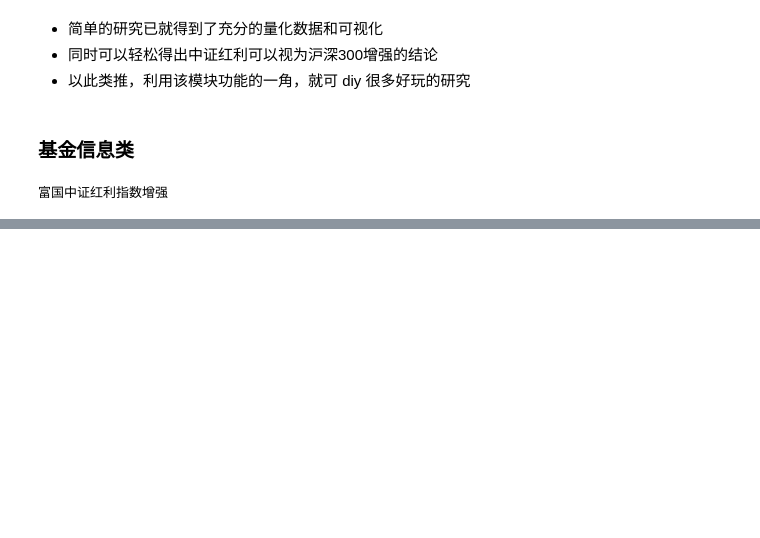
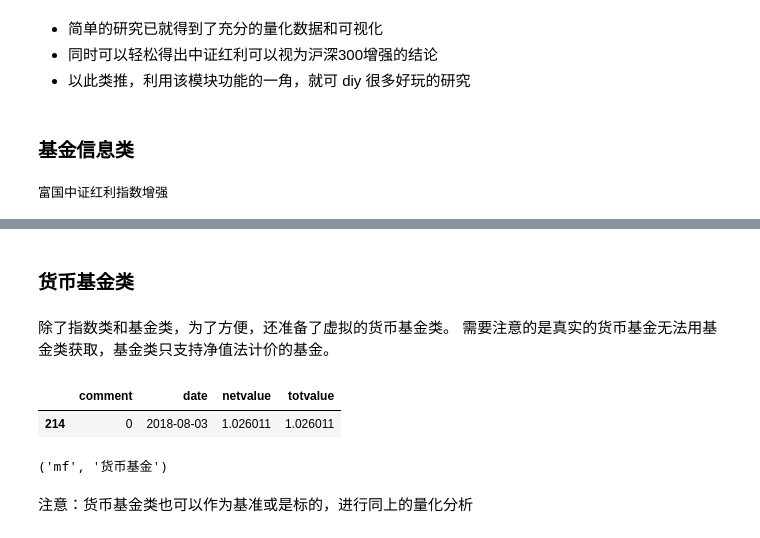
Before and after one commit to refraction-ray/xalpha, a Jupyter notebook: doc/samples/info.ipynb, the cells around one changed output, grey strips where cells are left out. Drawn from its saved outputs; the diff is of its cells as text; code cells hidden in the pictures; blank space fills up the shorter version.

```diff
--- a/doc/samples/doc.ipynb
+++ b/doc/samples/info.ipynb
@@ -87,0 +128,20 @@ fgzzhl
+# %% [markdown]
+### 货币基金类
+# %% [markdown]
+除了指数类和基金类，为了方便，还准备了虚拟的货币基金类。
+需要注意的是真实的货币基金无法用基金类获取，基金类只支持净值法计价的基金。
+# %%
+vca = xa.cashinfo(interest=0.00012, start='2018-01-01')
+# 初始化一个日利率 0.00012，建立于 2018 年的货币基金
+# %%
+vca.price.iloc[-2:-1]
+# %% [output]
+|  | comment | date | netvalue | totvalue |
+| 214 | 0 | 2018-08-03 | 1.026011 | 1.026011 |
+# %%
+vca.code, vca.name
+# 虚拟货币基金的代码默认为 mf， 名称为货币基金
+# %% [output]
+('mf', '货币基金')
+# %% [markdown]
+注意：货币基金类也可以作为基准或是标的，进行同上的量化分析
```
Also changed, not shown: parts of 5 cells of this notebook, 1 other file.
